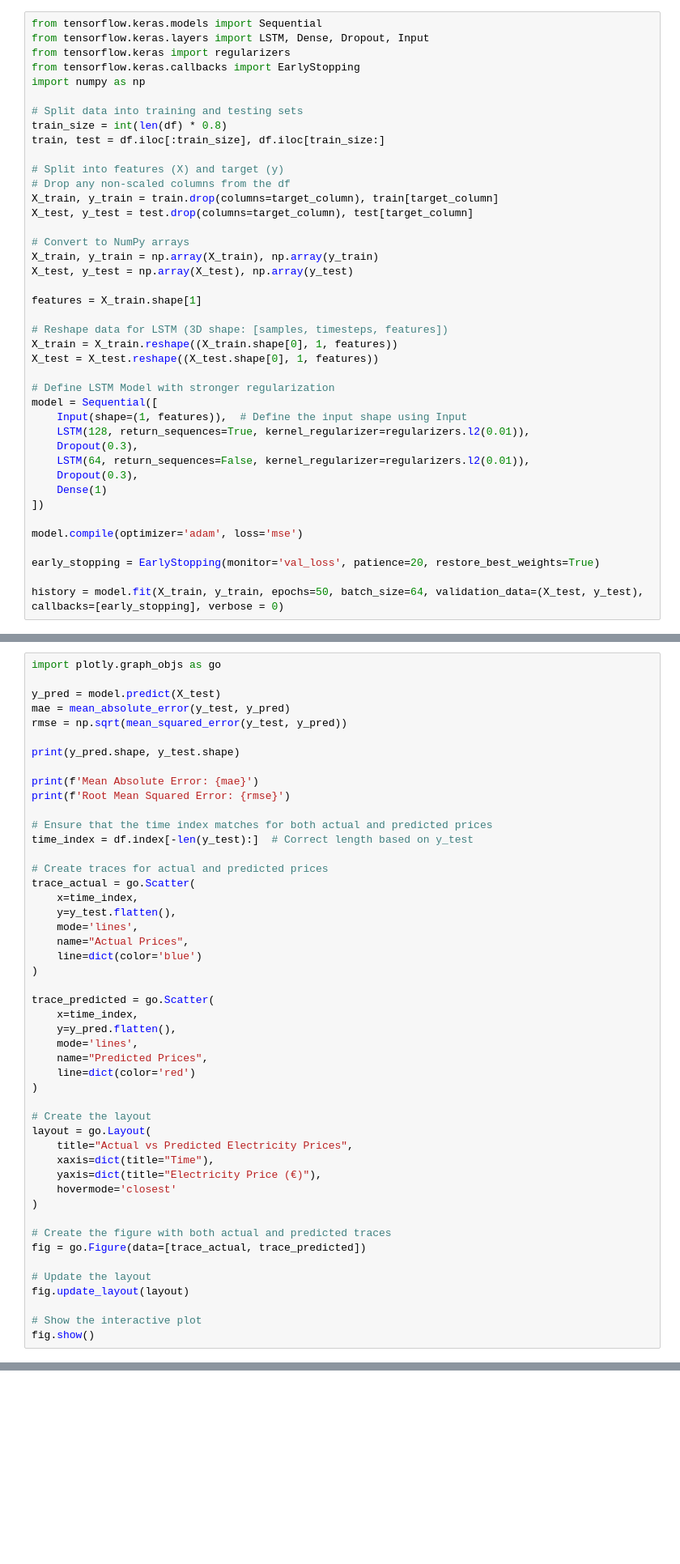
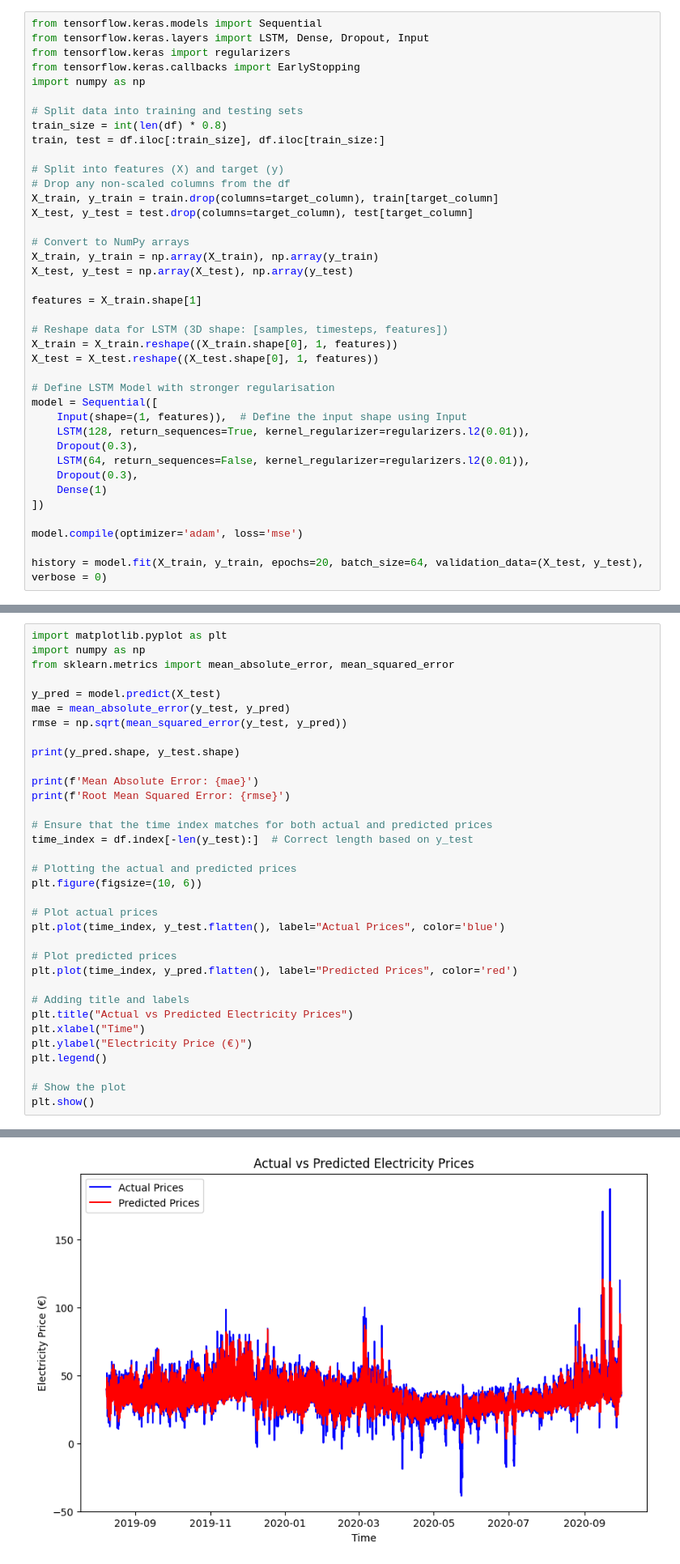
Before and after one commit to emmabewley99/LDA, a Jupyter notebook: lda_notebook/_build/jupyter_execute/Electricity time series.ipynb, the cells around one changed output, grey strips where cells are left out. Shown at 81% size. Drawn from its saved outputs; the diff is of its cells as text; blank space fills up the shorter version.

```diff
--- a/lda_notebook/_build/jupyter_execute/Electricity time series.ipynb
+++ b/lda_notebook/_build/jupyter_execute/Electricity time series.ipynb
@@ -109,7 +109,7 @@ features = X_train.shape[1]
 X_train = X_train.reshape((X_train.shape[0], 1, features))
 X_test = X_test.reshape((X_test.shape[0], 1, features))
 
-# Define LSTM Model with stronger regularization
+# Define LSTM Model with stronger regularisation
 model = Sequential([
     Input(shape=(1, features)),  # Define the input shape using Input
     LSTM(128, return_sequences=True, kernel_regularizer=regularizers.l2(0.01)),
@@ -121,16 +121,16 @@ model = Sequential([
 
 model.compile(optimizer='adam', loss='mse')
 
-early_stopping = EarlyStopping(monitor='val_loss', patience=20, restore_best_weights=True)
-
-history = model.fit(X_train, y_train, epochs=50, batch_size=64, validation_data=(X_test, y_test), callbacks=[early_stopping], verbose = 0)
+history = model.fit(X_train, y_train, epochs=20, batch_size=64, validation_data=(X_test, y_test), verbose = 0)
 # %% [output]
 KeyboardInterrupt:
 # %% [markdown]
 ### Fit & Visualisation
 The performance of a time series model is evaluated by calculating the Mean Absolute Error (MAE) and Root Mean Squared Error (RMSE) between the predicted and actual values. It then visualises the actual and predicted electricity prices over time using an interactive Plotly graph. The plot helps assess how well the model captures price trends, providing a clear comparison between actual and predicted values, which is essential for evaluating and improving time series forecasting models.
 # %%
-import plotly.graph_objs as go
+import matplotlib.pyplot as plt
+import numpy as np
+from sklearn.metrics import mean_absolute_error, mean_squared_error
 
 y_pred = model.predict(X_test)
 mae = mean_absolute_error(y_test, y_pred)
@@ -144,37 +144,21 @@ print(f'Root Mean Squared Error: {rmse}')
 # Ensure that the time index matches for both actual and predicted prices
 time_index = df.index[-len(y_test):]  # Correct length based on y_test
 
-# Create traces for actual and predicted prices
-trace_actual = go.Scatter(
-    x=time_index,
-    y=y_test.flatten(),
-    mode='lines',
-    name="Actual Prices",
-    line=dict(color='blue')
-)
+# Plotting the actual and predicted prices
+plt.figure(figsize=(10, 6))
 
-trace_predicted = go.Scatter(
-    x=time_index,
-    y=y_pred.flatten(),
-    mode='lines',
-    name="Predicted Prices",
-    line=dict(color='red')
-)
+# Plot actual prices
+plt.plot(time_index, y_test.flatten(), label="Actual Prices", color='blue')
 
-# Create the layout
-layout = go.Layout(
-    title="Actual vs Predicted Electricity Prices",
-    xaxis=dict(title="Time"),
-    yaxis=dict(title="Electricity Price (€)"),
-    hovermode='closest'
-)
+# Plot predicted prices
+plt.plot(time_index, y_pred.flatten(), label="Predicted Prices", color='red')
 
-# Create the figure with both actual and predicted traces
-fig = go.Figure(data=[trace_actual, trace_predicted])
+# Adding title and labels
+plt.title("Actual vs Predicted Electricity Prices")
+plt.xlabel("Time")
+plt.ylabel("Electricity Price (€)")
+plt.legend()
 
-# Update the layout
-fig.update_layout(layout)
-
-# Show the interactive plot
-fig.show()
+# Show the plot
+plt.show()
 # %% [output]
@@ -185,3 +169,4 @@ Root Mean Squared Error: 5.62063535757446
+[figure, added]
 # %% [markdown]
 ### Conclusion
 Given that the model sometimes struggles to predict the magnitude of outliers, it suggests that while it may identify price spikes, it isn't always accurate in forecasting their size. This could be due to the model's difficulty in predicting extreme fluctuations, which are often influenced by unpredictable external factors. To improve performance, incorporating additional features such as weather data, market events, or demand changes, or exploring more advanced models like ensemble methods or attention mechanisms, could help the model better anticipate the scale of these outliers and improve its overall accuracy.
```
Also changed, not shown: parts of 1 cell of this notebook, 7 other files.
